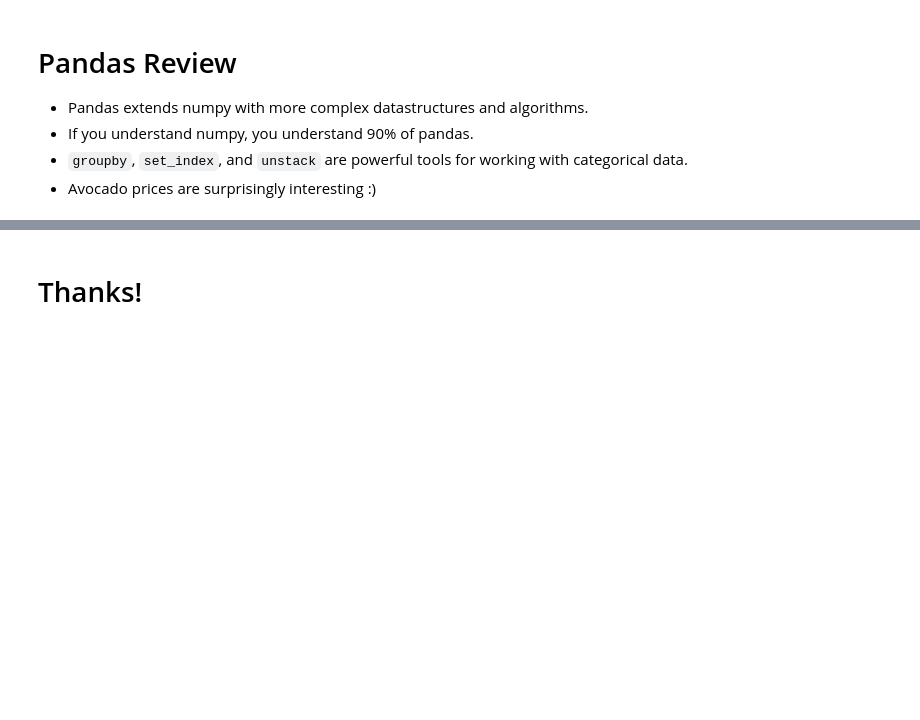
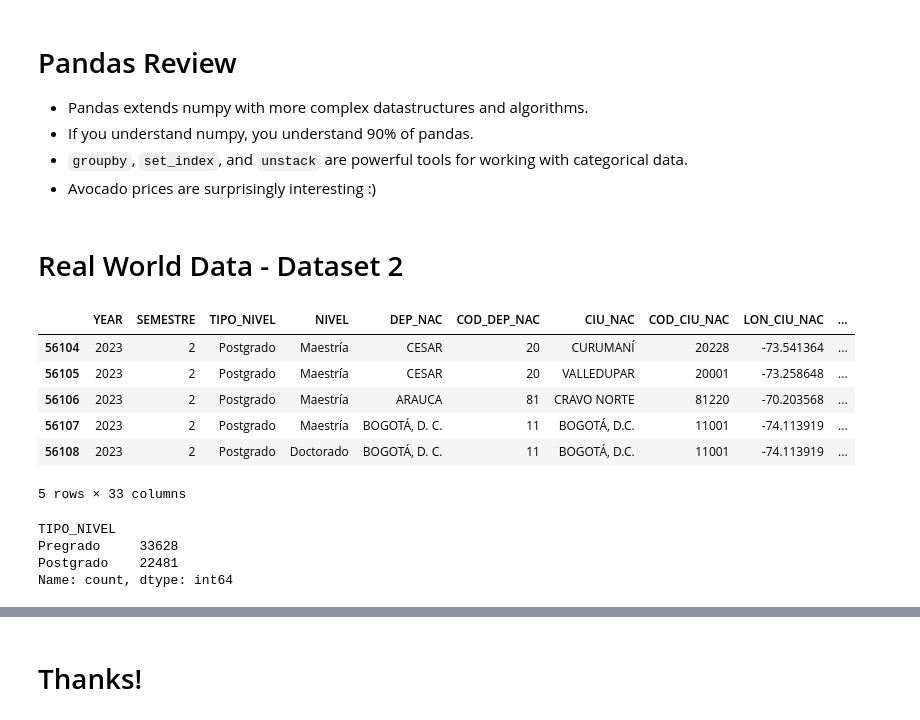
Before and after one commit to Jumoyaa74/MetNumUN2024II, a Jupyter notebook: Lab2/jumoyaa_Lab2.ipynb, the cells around one changed output, grey strips where cells are left out. Cells and saved outputs as stored; diff of their text form; code cells hidden in the pictures; blank space fills up the shorter version.

```diff
--- a/Lab2/jumoyaa_Lab2.ipynb
+++ b/Lab2/jumoyaa_Lab2.ipynb
@@ -1668,3 +1718,30 @@ ax.set_xticklabels(ax.get_xticklabels(), rotation=45);
 - If you understand numpy, you understand 90% of pandas.
 - `groupby`, `set_index`, and `unstack` are powerful tools for working with categorical data.
 - Avocado prices are surprisingly interesting :)
+# %% [markdown]
+# Real World Data - Dataset 2
+# %%
+import requests as rqs
+import pandas as pd
+import matplotlib.pyplot as plt
+
+df = pd.read_csv('Estudiantes_Graduados_UNAL_20241113.csv')
+
+dataframe = pd.DataFrame(df)
+dataframe.tail()
+# %% [output]
+|  | YEAR | SEMESTRE | TIPO_NIVEL | NIVEL | DEP_NAC | COD_DEP_NAC | CIU_NAC | COD_CIU_NAC | LON_CIU_NAC | ... |
+| 56104 | 2023 | 2 | Postgrado | Maestría | CESAR | 20 | CURUMANÍ | 20228 | -73.541364 | ... |
+| 56105 | 2023 | 2 | Postgrado | Maestría | CESAR | 20 | VALLEDUPAR | 20001 | -73.258648 | ... |
+| 56106 | 2023 | 2 | Postgrado | Maestría | ARAUCA | 81 | CRAVO NORTE | 81220 | -70.203568 | ... |
+| 56107 | 2023 | 2 | Postgrado | Maestría | BOGOTÁ, D. C. | 11 | BOGOTÁ, D.C. | 11001 | -74.113919 | ... |
+| 56108 | 2023 | 2 | Postgrado | Doctorado | BOGOTÁ, D. C. | 11 | BOGOTÁ, D.C. | 11001 | -74.113919 | ... |
+5 rows × 33 columns
+# %%
+tipo_nivel = dataframe.TIPO_NIVEL.value_counts()
+print(tipo_nivel)
+# %% [output]
+TIPO_NIVEL
+Pregrado     33628
+Postgrado    22481
+Name: count, dtype: int64
```
Also changed, not shown: parts of 12 cells of this notebook.
